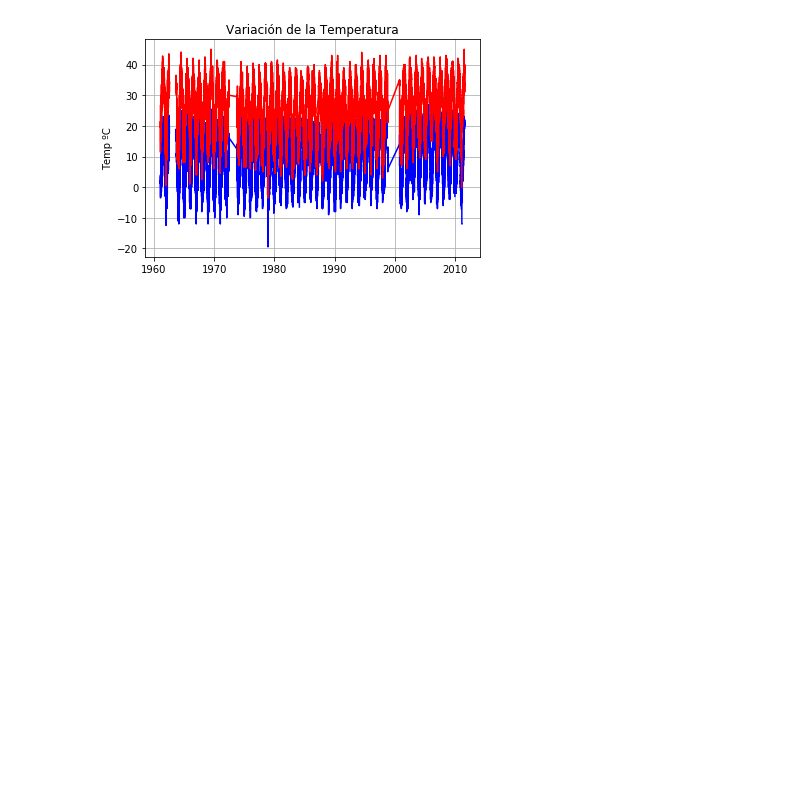
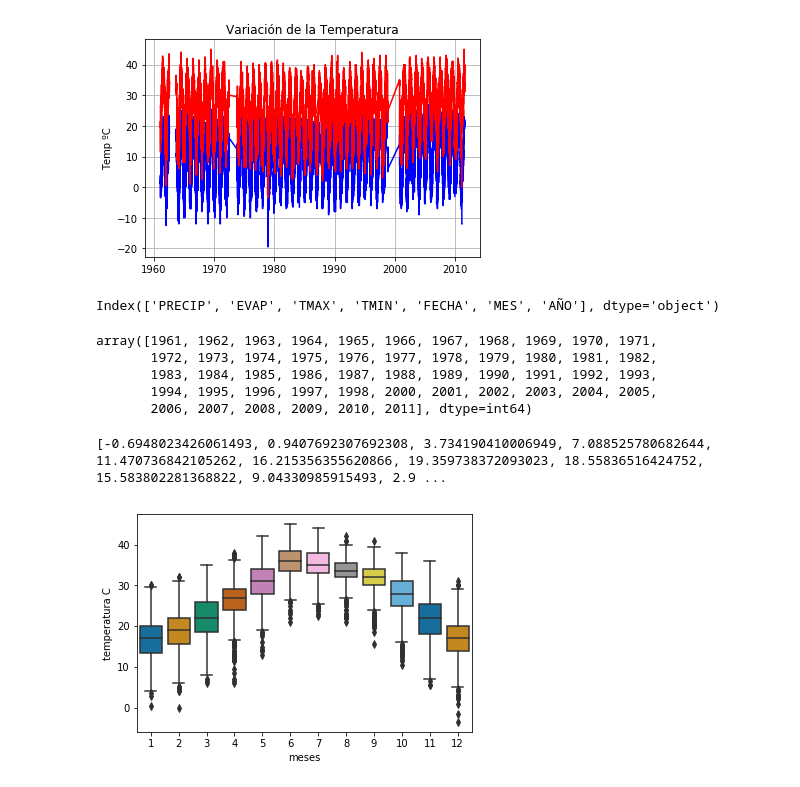
Before and after one commit to albertomedinac/Computacional-I, a Jupyter notebook: actividad 4.ipynb, the cells around one changed output. Drawn from its saved outputs; the diff is of its cells as text; code cells hidden in the pictures; blank space fills up the shorter version.

```diff
--- a/actividad 4.ipynb
+++ b/actividad 4.ipynb
@@ -191,3 +226,7 @@ plt.grid(True)
 plt.show()
 # %% [output]
 [figure]
+# %%
+df.columns
+# %% [output]
+Index(['PRECIP', 'EVAP', 'TMAX', 'TMIN', 'FECHA', 'MES', 'AÑO'], dtype='object')
@@ -193,0 +235,18 @@ plt.show()
+# %%
+lista
+# %% [output]
+array([1961, 1962, 1963, 1964, 1965, 1966, 1967, 1968, 1969, 1970, 1971,
+       1972, 1973, 1974, 1975, 1976, 1977, 1978, 1979, 1980, 1981, 1982,
+       1983, 1984, 1985, 1986, 1987, 1988, 1989, 1990, 1991, 1992, 1993,
+       1994, 1995, 1996, 1997, 1998, 2000, 2001, 2002, 2003, 2004, 2005,
+       2006, 2007, 2008, 2009, 2010, 2011], dtype=int64)
+# %%
+tprim=[]
+
+for i in range(1,13):
+    TMINMENS=df.loc[df['MES']==i,'TMIN'].mean()
+    tprim.append(TMINMENS)
+
+print(tprim)
+# %% [output]
+[-0.6948023426061493, 0.9407692307692308, 3.734190410006949, 7.088525780682644, 11.470736842105262, 16.215356355620866, 19.359738372093023, 18.55836516424752, 15.583802281368822, 9.04330985915493, 2.9 ...
@@ -193,0 +263,7 @@ plt.show()
+# %%
+ax = sns.boxplot(x="MES",y="TMAX",data=df,palette='colorblind')
+ax.set(xlabel='meses',ylabel='temperatura C')
+plt.savefig('cajatempmensual1',plt=2000)
+plt.show()
+# %% [output]
+[figure, added]
```
Also changed, not shown: parts of 14 cells of this notebook.
